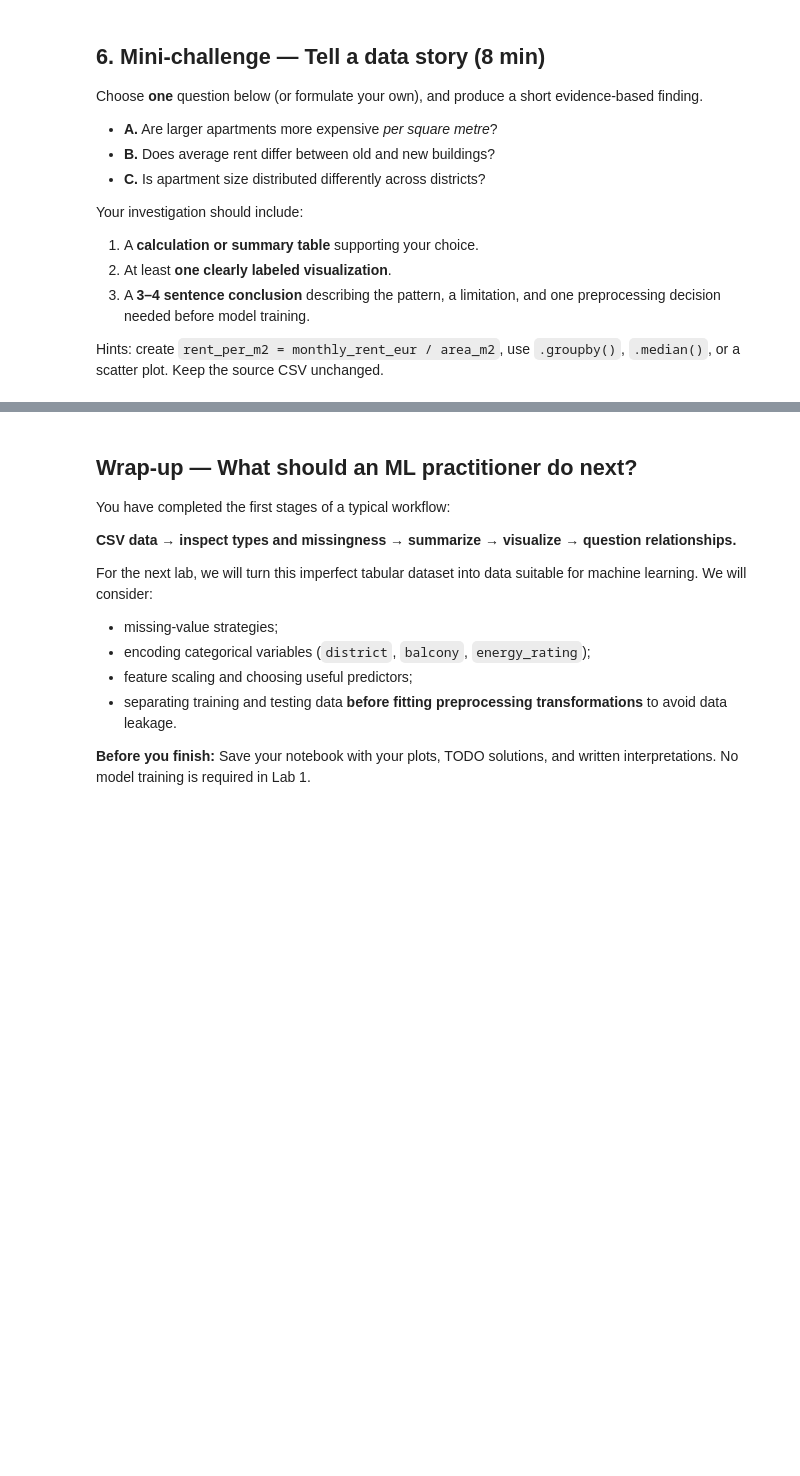
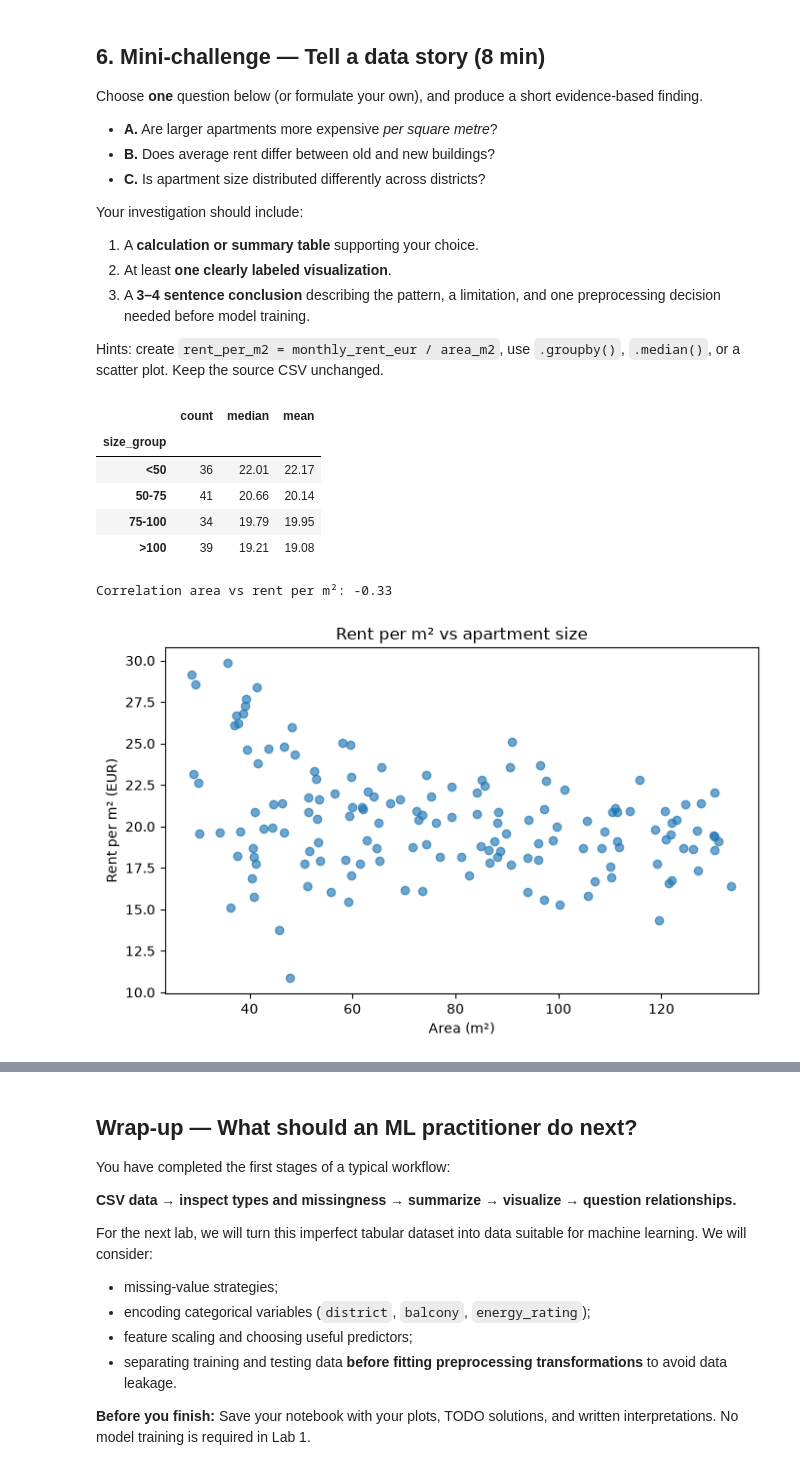
Before and after one commit to Adri2-2/AIWithPythonESIGELEC, a Jupyter notebook: lab01/03-data-exploration.ipynb, the cells around one changed output, grey strips where cells are left out. Drawn from its saved outputs; the diff is of its cells as text; code cells hidden in the pictures; blank space fills up the shorter version.

```diff
--- a/lab01/03-data-exploration.ipynb
+++ b/lab01/03-data-exploration.ipynb
@@ -252,9 +425,34 @@ Your investigation should include:
 
 Hints: create `rent_per_m2 = monthly_rent_eur / area_m2`, use `.groupby()`, `.median()`, or a scatter plot. Keep the source CSV unchanged.
 # %%
-# TODO: choose one of A/B/C
-# TODO: make your summary table or calculation
-# TODO: generate and label your visualization
+data = df.copy()
+data["rent_per_m2"] = data["monthly_rent_eur"] / data["area_m2"]
+
+data["size_group"] = pd.cut(
+    data["area_m2"],
+    bins=[0, 50, 75, 100, 150],
+    labels=["<50", "50-75", "75-100", ">100"]
+)
+summary = data.groupby("size_group", observed=True)["rent_per_m2"].agg(["count", "median", "mean"])
+display(summary.round(2))
+print(f"Correlation area vs rent per m²: {data['area_m2'].corr(data['rent_per_m2']):.2f}")
+
+fig, ax = plt.subplots(figsize=(7, 4.5))
+ax.scatter(data["area_m2"], data["rent_per_m2"], alpha=0.65)
+ax.set_title("Rent per m² vs apartment size")
+ax.set_xlabel("Area (m²)")
+ax.set_ylabel("Rent per m² (EUR)")
+plt.tight_layout()
+plt.show()
+# %% [output]
+|  | count | median | mean |
+| size_group |  |  |  |
+| <50 | 36 | 22.01 | 22.17 |
+| 50-75 | 41 | 20.66 | 20.14 |
+| 75-100 | 34 | 19.79 | 19.95 |
+| >100 | 39 | 19.21 | 19.08 |
+Correlation area vs rent per m²: -0.33
+[figure, added]
 # %% [markdown]
 **Mini-challenge conclusion:**
 
```
Also changed, not shown: parts of 20 cells of this notebook.
